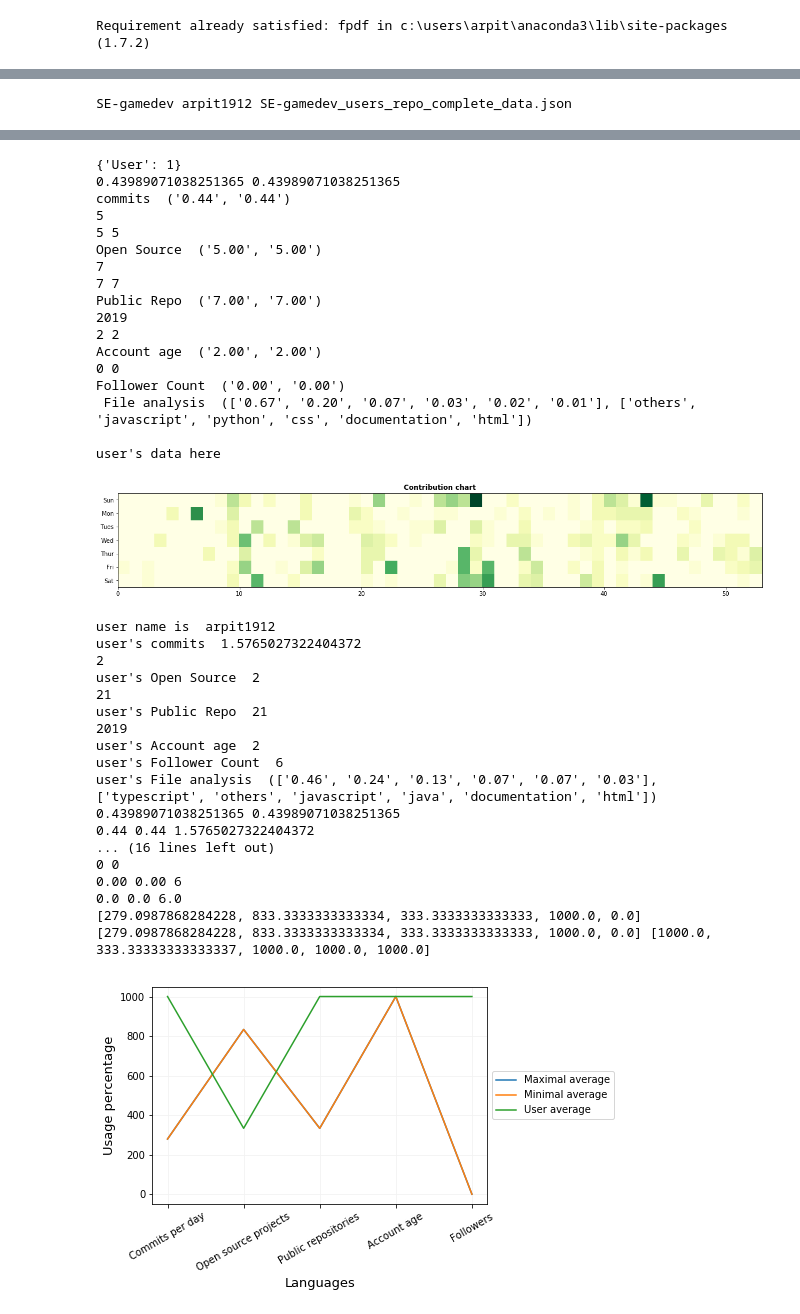
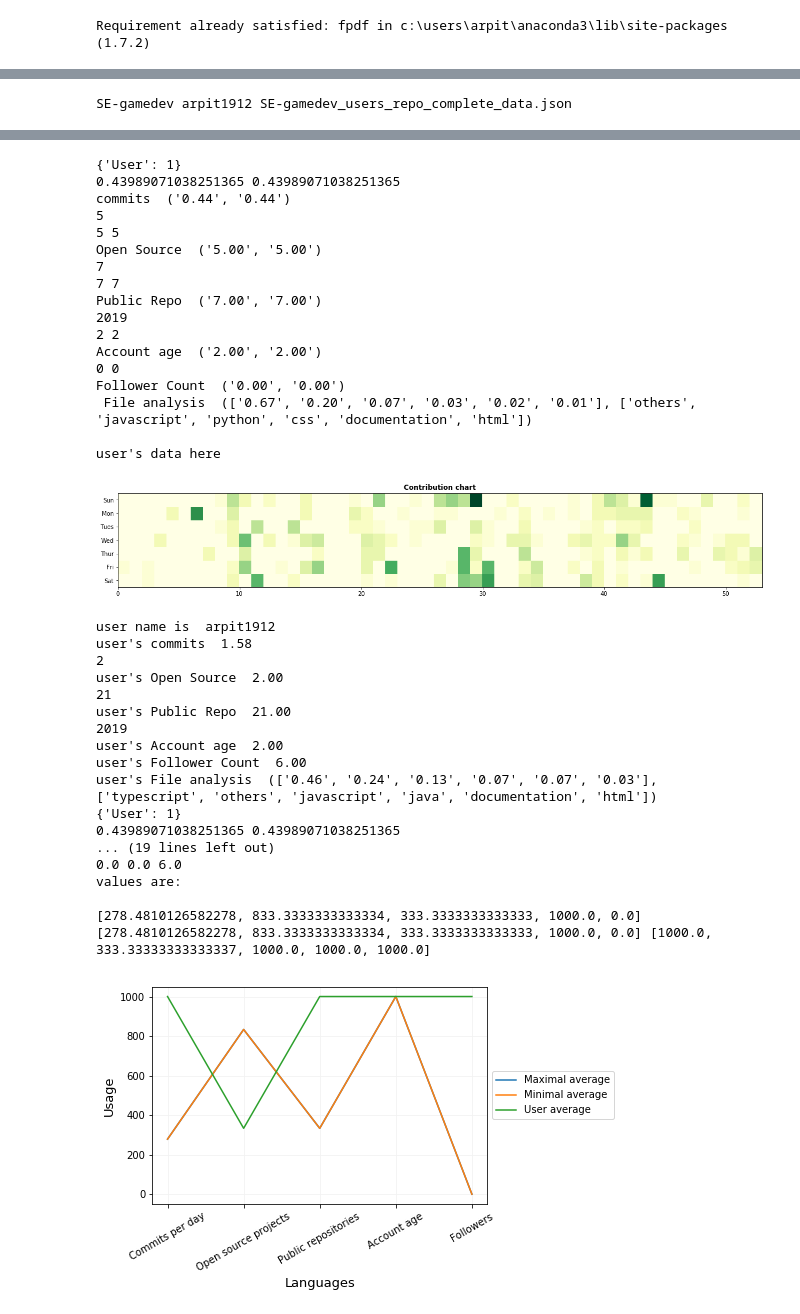
Before and after one commit to arpit1912/RepoSummariser, a Jupyter notebook: Analytics.ipynb, the cells around one changed output, grey strips where cells are left out. Drawn from its saved outputs; the diff is of its cells as text; code cells hidden in the pictures.

Commit message:
linked the charts as well as some error fix

```diff
--- a/Analytics.ipynb
+++ b/Analytics.ipynb
@@ -71,6 +71,7 @@ class Analyser:
         plt.yticks(np.arange(0.5, 7.5, step=1), days)
         plt.savefig(filename, dpi=600, bbox_inches='tight', pad_inches=0)
         plt.show()
+        plt.close()
 
     def LanguageChart(self,results, category_names, filename):
         labels = list(results.keys())
@@ -99,6 +100,7 @@ class Analyser:
         ax.legend(ncol=len(category_names), bbox_to_anchor=(0, 1),
                 loc='lower left', fontsize='small')
         plt.savefig(filename, dpi=600, bbox_inches='tight', pad_inches=0)
+        plt.close()
         return fig, ax
 
     def SplitChart (self,category_names, min_values, max_values, mean_values, xlabel, ylabel, filename):
@@ -113,6 +115,7 @@ class Analyser:
         plt.gca().legend(loc='center left', bbox_to_anchor=(1, 0.5))
         plt.savefig(filename, dpi=600, bbox_inches='tight', pad_inches=0)
         plt.show()
+        plt.close()
 
     def ContributorsContributionGraph(self,filename = ""):
         np_contribution_data = []
@@ -168,8 +171,9 @@ class Analyser:
             languagePerList.append(value)
             totalLine +=value
 
-        languagePerList[:] = ["{0:.2f}%".format(x*100 / totalLine) for x in languagePerList]
-        print(languagesList,languagePerList)
+        languagePerList[:] = ["{0:.2f}".format(x / totalLine) for x in languagePerList]
+
+        return (languagesList,languagePerList)
 
 
     def ContributerTypeData(self):
@@ -198,7 +202,7 @@ class Analyser:
             userList.append(values)
             total_accounts += values
 
-        userList[:] = ["{0:.2f}%".format(x*100/total_accounts) for x in userList]
+        userList[:] = ["{0:.2f}".format(x/total_accounts) for x in userList]
         return userTypeList, userList
 
     def CommitsPerDayAvg(self,filename = ""):
@@ -223,7 +227,7 @@ class Analyser:
             commitsList.append(commit/ total_days)
 
         if filename != "":
-            return "{0:.2f}".format.(statistics.mean(commitsList))
+            return "{0:.2f}".format(statistics.mean(commitsList))
 
         commits_stdev = 0 if len(commitsList) <= 1 else statistics.stdev(commitsList)
         commits_mean = statistics.mean(commitsList)
@@ -452,11 +456,19 @@ class Analyser:
 
         userPercentList,userFileList = self.FileTypeAnalyser(filename)
         RepoPercentList,RepoListList = self.FileTypeAnalyser()
-
+        MainRepoListList,MainRepoPercentList = self.languageData()
+        MainRepoPercentList =  [int(float(x)*100) for x in MainRepoPercentList]
         userPercentList[:] = [int(float(x)*100) for x in userPercentList]
         RepoPercentList[:] = [int(float(x)*100) for x in RepoPercentList]
+        self.LanguageChart({f'{self.user}/{self.repo}': MainRepoPercentList},MainRepoListList,"language")
         self.LanguageChart({f'{self.user}/{self.repo}': RepoPercentList},RepoListList,"RepoLanguage")
-        self.LanguageChart({'{userName}': userPercentList},userFileList,"UserLanguage")
+        self.LanguageChart({f'{userName}': userPercentList},userFileList,"UserLanguage")
+
+        userTypeList, userList = self.ContributerTypeData()
+        userList[:] = [int(float(x)) for x in userList]
+
+        self.LanguageChart({f'User Type': userList},userTypeList,"ContributorType")
+
 
     def detailedGraph(self,filename):
 
@@ -499,6 +511,6 @@ class Analyser:
             min_values.append((min*100)/temp_max)
             max_values.append((max*100)/temp_max)
             user_values.append((user_data*100)/temp_max)
-
+        print("values are: \n")
         print(min_values,max_values,user_values)
-        self.SplitChart(category_names, min_values, max_values, user_values, "Languages", "Usage percentage", "samplechart")
+        self.SplitChart(category_names, min_values, max_values, user_values, "Languages", "Usage", "samplechart")
@@ -527,47 +537,47 @@ print("user's Public Repo ",analyser.UserPublicRepoCount("user_complete_data.jso
 print("user's Account age ",analyser.AccountAge("user_complete_data.json"))
 print("user's Follower Count ",analyser.FollowersCount("user_complete_data.json"))
 print("user's File analysis ",analyser.FileTypeAnalyser("user_complete_data.json"))
-#analyser.makeLanguageCharts("user_complete_data.json")
+analyser.makeLanguageCharts("user_complete_data.json")
 analyser.detailedGraph("user_complete_data.json")
 # %% [output]
 SE-gamedev arpit1912 SE-gamedev_users_repo_complete_data.json
 [figure]
 {'User': 1}
 0.43989071038251365 0.43989071038251365
 commits  ('0.44', '0.44')
 5
 5 5
 Open Source  ('5.00', '5.00')
 7
 7 7
 Public Repo  ('7.00', '7.00')
 2019
 2 2
 Account age  ('2.00', '2.00')
 0 0
 Follower Count  ('0.00', '0.00')
  File analysis  (['0.67', '0.20', '0.07', '0.03', '0.02', '0.01'], ['others', 'javascript', 'python', 'css', 'documentation', 'html'])
 
 user's data here
 [figure]
 user name is  arpit1912
-user's commits  1.5765027322404372
+user's commits  1.58
 2
-user's Open Source  2
+user's Open Source  2.00
 21
-user's Public Repo  21
+user's Public Repo  21.00
 2019
-user's Account age  2
-user's Follower Count  6
+user's Account age  2.00
+user's Follower Count  6.00
 user's File analysis  (['0.46', '0.24', '0.13', '0.07', '0.07', '0.03'], ['typescript', 'others', 'javascript', 'java', 'documentation', 'html'])
+{'User': 1}
 0.43989071038251365 0.43989071038251365
-0.44 0.44 1.5765027322404372
-... (16 lines left out)
-0 0
-0.00 0.00 6
+... (19 lines left out)
 0.0 0.0 6.0
-[279.0987868284228, 833.3333333333334, 333.3333333333333, 1000.0, 0.0] [279.0987868284228, 833.3333333333334, 333.3333333333333, 1000.0, 0.0] [1000.0, 333.33333333333337, 1000.0, 1000.0, 1000.0]
+values are:
+
+[278.4810126582278, 833.3333333333334, 333.3333333333333, 1000.0, 0.0] [278.4810126582278, 833.3333333333334, 333.3333333333333, 1000.0, 0.0] [1000.0, 333.33333333333337, 1000.0, 1000.0, 1000.0]
-[figure, old version]
+[figure, new version]
 # %%
 images = ['contrichart.png' , 'language.png' , 'samplechart.png']
 print(analyser.user + '/' + analyser.repo)
```
Also changed, not shown: parts of 4 cells of this notebook, 6 other files.
